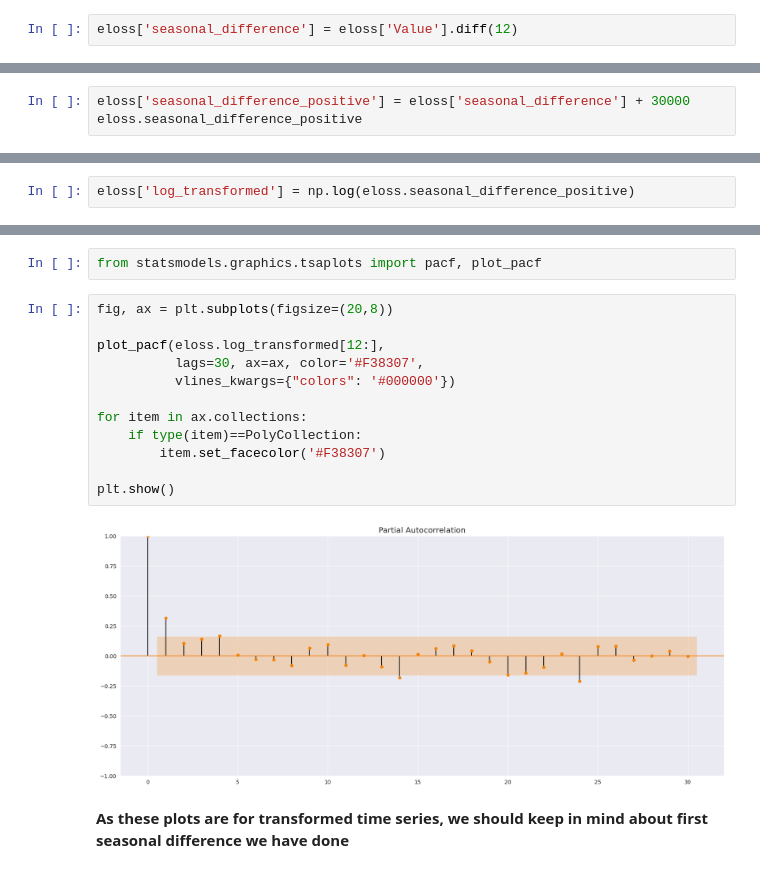
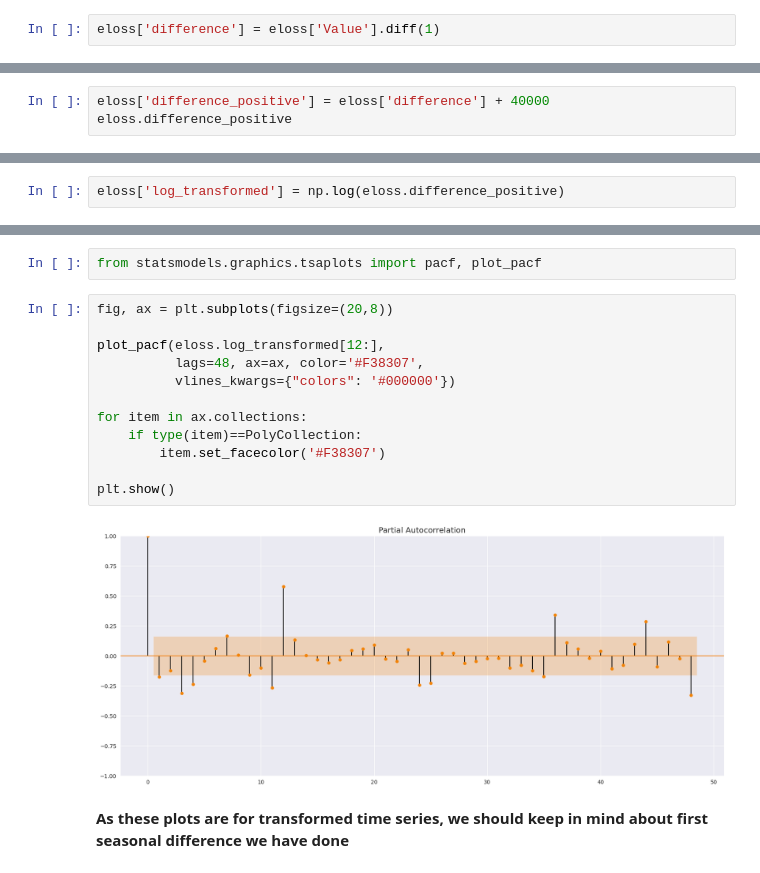
Before and after one commit to suryapraneeth18/Energy-Consumption-Time-Series-Forecasting, a Jupyter notebook: Eloss_ARMA.ipynb, the cells around one changed output, grey strips where cells are left out. Saved outputs shown, nothing was run; the diff lists cells and outputs as text.

```diff
--- a/Eloss_ARMA.ipynb
+++ b/Eloss_ARMA.ipynb
@@ -220,6 +215,6 @@ dtype: float64
 # %% [markdown]
 **Making Time Series statioanry by making necessary transformations**
 # %%
-eloss['seasonal_difference'] = eloss['Value'].diff(12)
+eloss['difference'] = eloss['Value'].diff(1)
 # %%
 fig, ax = plt.subplots(figsize=(18,5))
@@ -230,5 +225,2 @@ plt.show()
 # %% [markdown]
 **Making all the values positive to apply log transformation**
-# %%
-eloss['seasonal_difference_positive'] = eloss['seasonal_difference'] + 30000
-eloss.seasonal_difference_positive
@@ -248,0 +227,3 @@ Name: seasonal_difference_positive, Length: 157, dtype: float64
+# %%
+eloss['difference_positive'] = eloss['difference'] + 40000
+eloss.difference_positive
@@ -249,5 +244,5 @@ Name: seasonal_difference_positive, Length: 157, dtype: float64
 # %%
-eloss['log_transformed'] = np.log(eloss.seasonal_difference_positive)
+eloss['log_transformed'] = np.log(eloss.difference_positive)
 # %%
 fig, ax = plt.subplots(figsize=(15,5))
 ax.plot(eloss.log_transformed, c='#48A1FA')
@@ -393,17 +380,17 @@ from statsmodels.graphics.tsaplots import pacf, plot_pacf
 # %%
 fig, ax = plt.subplots(figsize=(20,8))
 
 plot_pacf(eloss.log_transformed[12:],
-          lags=30, ax=ax, color='#F38307',
+          lags=48, ax=ax, color='#F38307',
           vlines_kwargs={"colors": '#000000'})
 
 for item in ax.collections:
     if type(item)==PolyCollection:
         item.set_facecolor('#F38307')
 
 plt.show()
 # %% [output]
-[figure, old version]
+[figure, new version]
 # %% [markdown]
 **As these plots are for transformed time series, we should keep in mind about first seasonal difference we have done**
 # %% [markdown]
```
Also changed, not shown: parts of 29 cells of this notebook.
